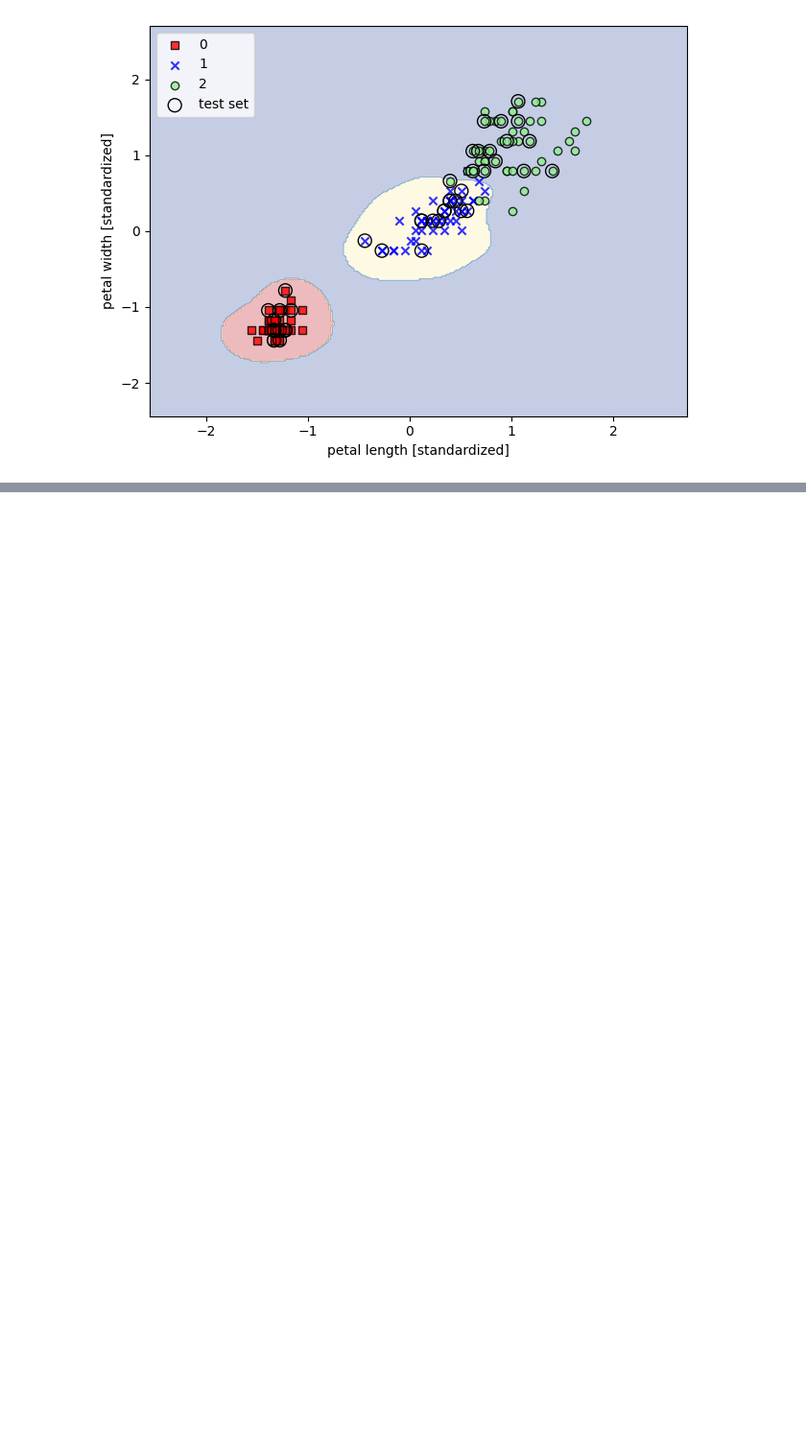
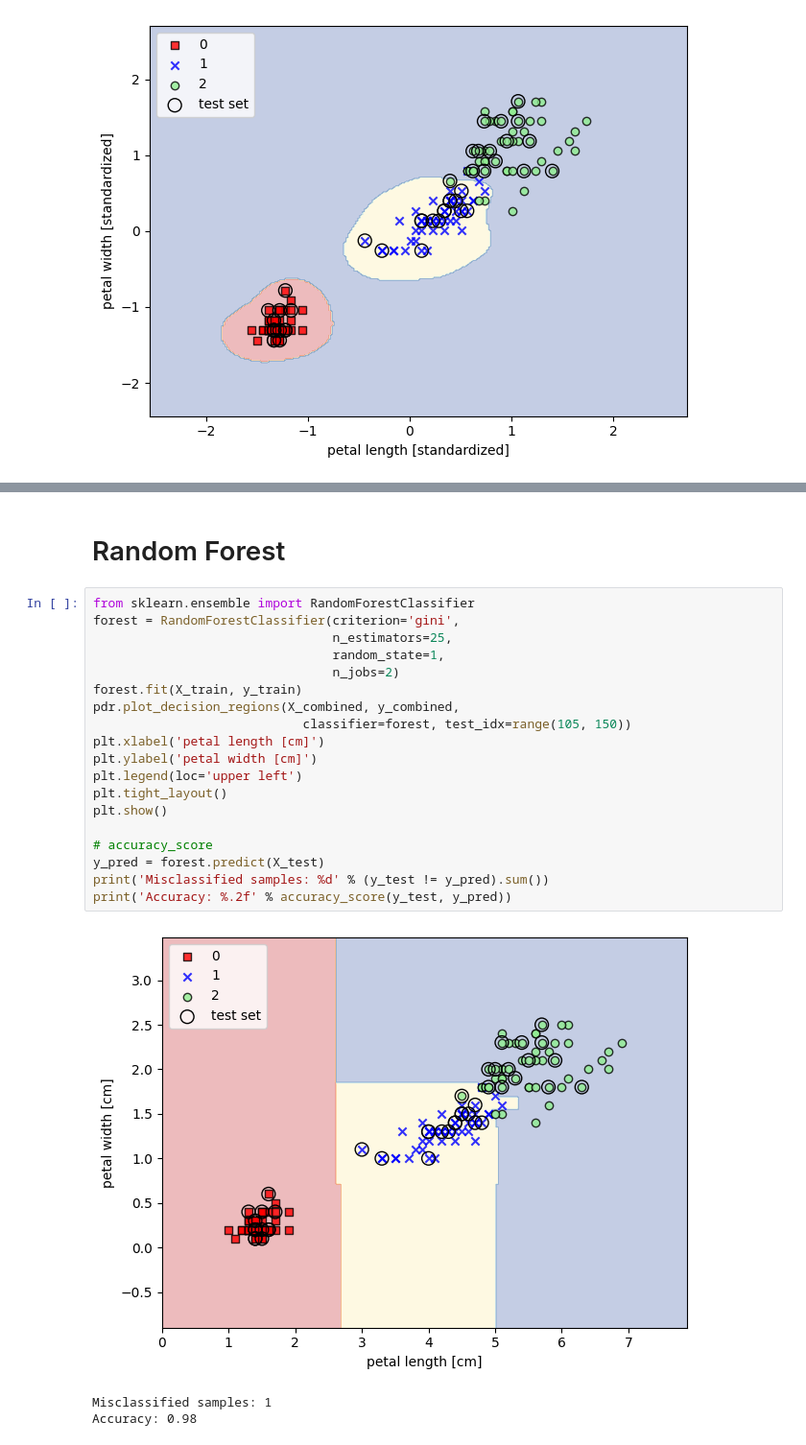
Before and after one commit to rduarte12/Machine-Learning, a Jupyter notebook: scikit-learn/aplications.ipynb, the cells around one changed output, grey strips where cells are left out. Shown at 96% size. Saved outputs shown, nothing was run; the diff lists cells and outputs as text; blank space fills up the shorter version.

```diff
--- a/scikit-learn/aplications.ipynb
+++ b/scikit-learn/aplications.ipynb
@@ -127,0 +158,25 @@ plt.show()
+# %% [markdown]
+# Random Forest
+# %%
+from sklearn.ensemble import RandomForestClassifier
+forest = RandomForestClassifier(criterion='gini',
+                                n_estimators=25,
+                                random_state=1,
+                                n_jobs=2)
+forest.fit(X_train, y_train)
+pdr.plot_decision_regions(X_combined, y_combined,
+                            classifier=forest, test_idx=range(105, 150))
+plt.xlabel('petal length [cm]')
+plt.ylabel('petal width [cm]')
+plt.legend(loc='upper left')
+plt.tight_layout()
+plt.show()
+
+# accuracy_score
+y_pred = forest.predict(X_test)
+print('Misclassified samples: %d' % (y_test != y_pred).sum())
+print('Accuracy: %.2f' % accuracy_score(y_test, y_pred))
+# %% [output]
+[figure, added]
+Misclassified samples: 1
+Accuracy: 0.98
```
Also changed, not shown: parts of 4 cells of this notebook.
